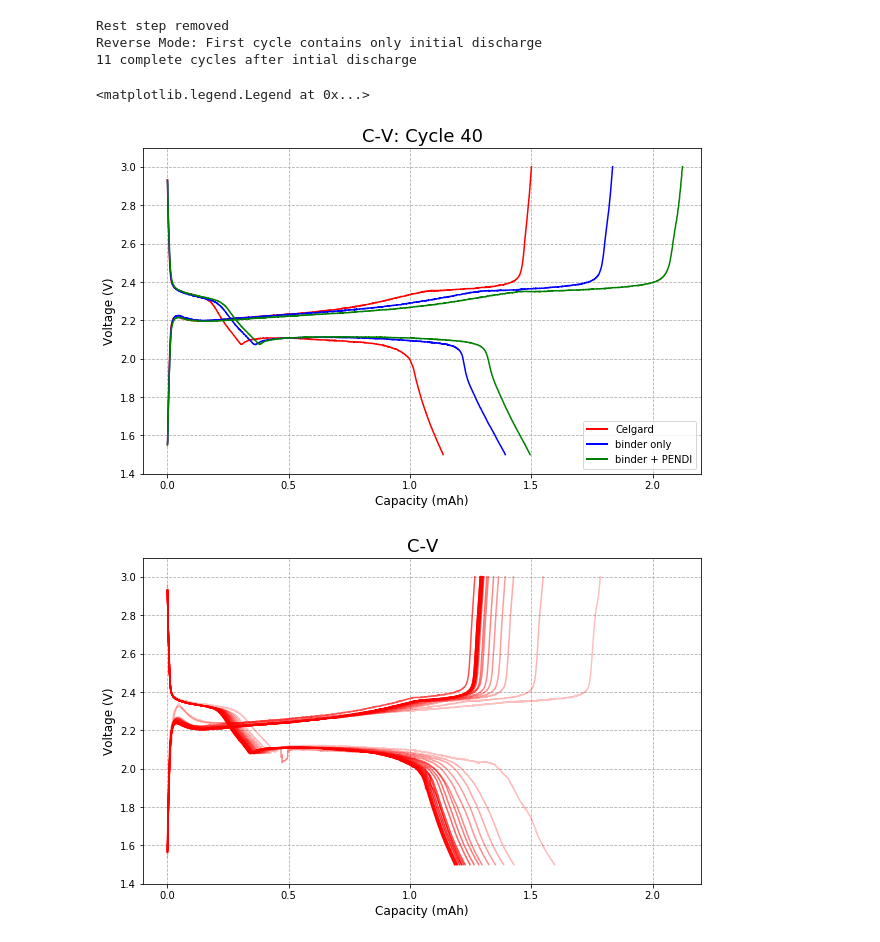
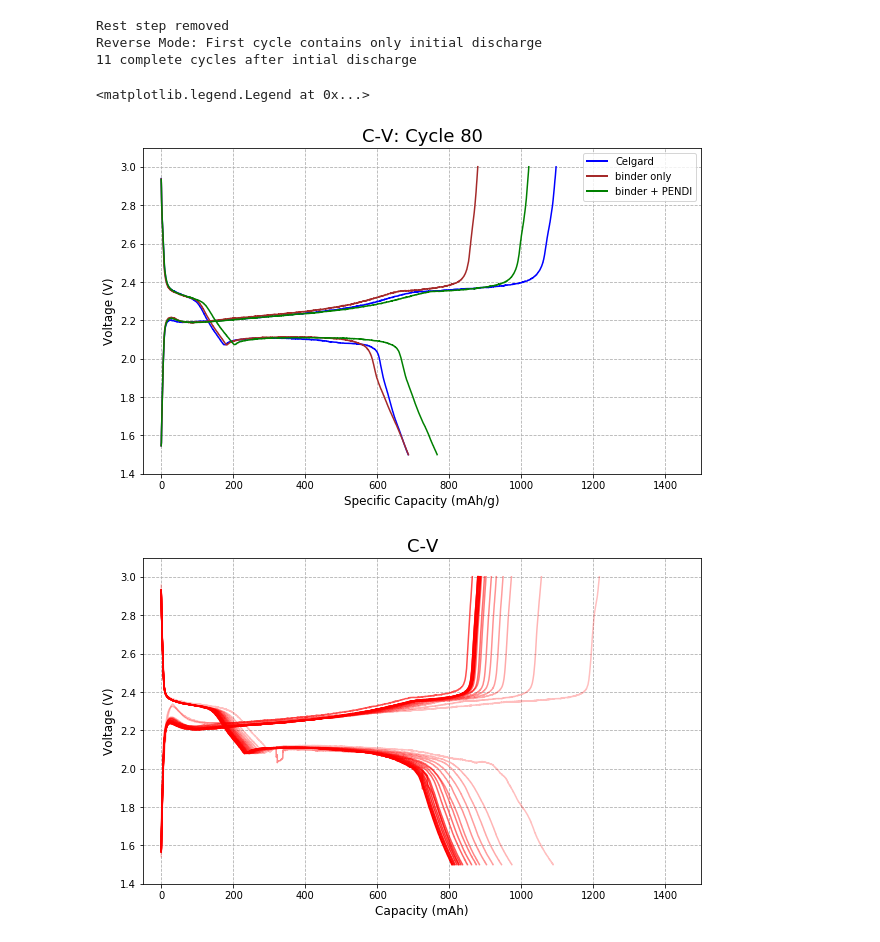
Before and after one commit to ParkerSteichen/battery_cycler, a Jupyter notebook: Figures.ipynb, the cells around one changed output. Cells and saved outputs as stored; diff of their text form; code cells hidden in the pictures.

Commit message:
new plots and progress on dQ/dV plots

```diff
--- a/Figures.ipynb
+++ b/Figures.ipynb
@@ -37,31 +37,31 @@ Reverse Mode: First cycle contains only initial discharge
 11 complete cycles after intial discharge
 # %%
 fig, ax = plt.subplots(figsize=(10,6))
-ax.set_xlim(-0.1, 2.2)
+ax.set_xlim(-50, 1500)
 ax.set_ylim(1.4, 3.1)
-ax.set_title('C-V: Cycle 40', fontsize=18)
-ax.set_xlabel('Capacity (mAh)', fontsize=12)
+ax.set_title('C-V: Cycle 80', fontsize=18)
+ax.set_xlabel('Specific Capacity (mAh/g)', fontsize=12)
 ax.set_ylabel('Voltage (V)', fontsize=12)
 ax.grid(which='major', axis='both', linestyle='--')
 
-input_list = [40]
+input_list = [80]
 
-dataplot.cv_plot(ax, df_1, list_1, input_list, plot_color='red')
-dataplot.cv_plot(ax, df_2, list_2, input_list, plot_color='blue')
+dataplot.cv_plot(ax, df_1, list_1, input_list, plot_color='blue')
+dataplot.cv_plot(ax, df_2, list_2, input_list, plot_color='brown')
 dataplot.cv_plot(ax, df_3, list_3, input_list, plot_color='green')
 # dataplot.cv_plot(ax, df_4, list_4, input_list, plot_color='orange')
 
-custom_lines = [Line2D([0], [0], color='red', lw=2),
-               Line2D([0], [0], color='blue', lw=2),
+custom_lines = [Line2D([0], [0], color='blue', lw=2),
+               Line2D([0], [0], color='brown', lw=2),
                Line2D([0], [0], color='green', lw=2)]
 #                Line2D([0], [0], color='orange', lw=2)]
 ax.legend(custom_lines, ['Celgard', 'binder only', 'binder + PENDI'])#, 'PENDI + PEDOT'])
 # %% [output]
 <matplotlib.legend.Legend at 0x...>
-[figure, old version]
+[figure, new version]
 # %%
 fig, ax = plt.subplots(figsize=(10,6))
-ax.set_xlim(-0.1, 2.2)
+ax.set_xlim(-50, 1500)
 ax.set_ylim(1.4, 3.1)
 ax.set_title('C-V', fontsize=18)
 ax.set_xlabel('Capacity (mAh)', fontsize=12)
@@ -73,4 +73,4 @@ input_list = list(np.arange(2,20))
 
 dataplot.cv_plot(ax, df_1, list_1, input_list, plot_color='red')
 # %% [output]
-[figure, old version]
+[figure, new version]
```
Also changed, not shown: 2 other files.
